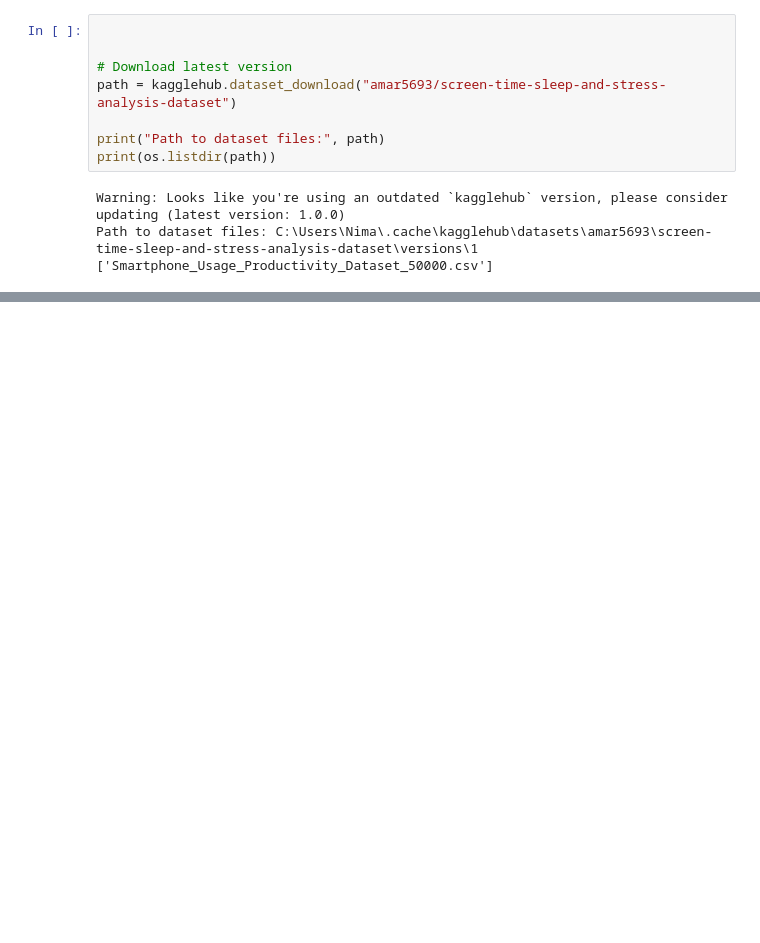
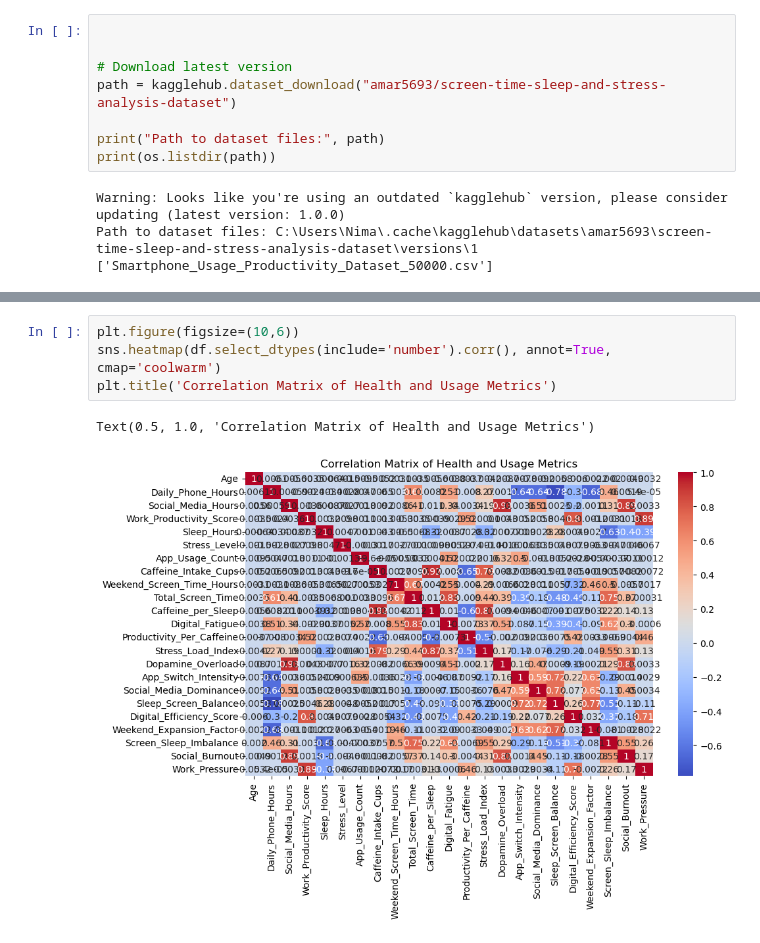
Before and after one commit to NimaGhafar/Stress_Level, a Jupyter notebook: Stress_Level notebook.ipynb, the cells around one changed output, grey strips where cells are left out. Drawn from its saved outputs; the diff is of its cells as text; blank space fills up the shorter version.

```diff
--- a/Stress_Level notebook.ipynb
+++ b/Stress_Level notebook.ipynb
@@ -30,0 +269,7 @@ df.head(
+# %%
+plt.figure(figsize=(10,6))
+sns.heatmap(df.select_dtypes(include='number').corr(), annot=True, cmap='coolwarm')
+plt.title('Correlation Matrix of Health and Usage Metrics')
+# %% [output]
+Text(0.5, 1.0, 'Correlation Matrix of Health and Usage Metrics')
+[figure, added]
```
Also changed, not shown: parts of 22 cells of this notebook.
